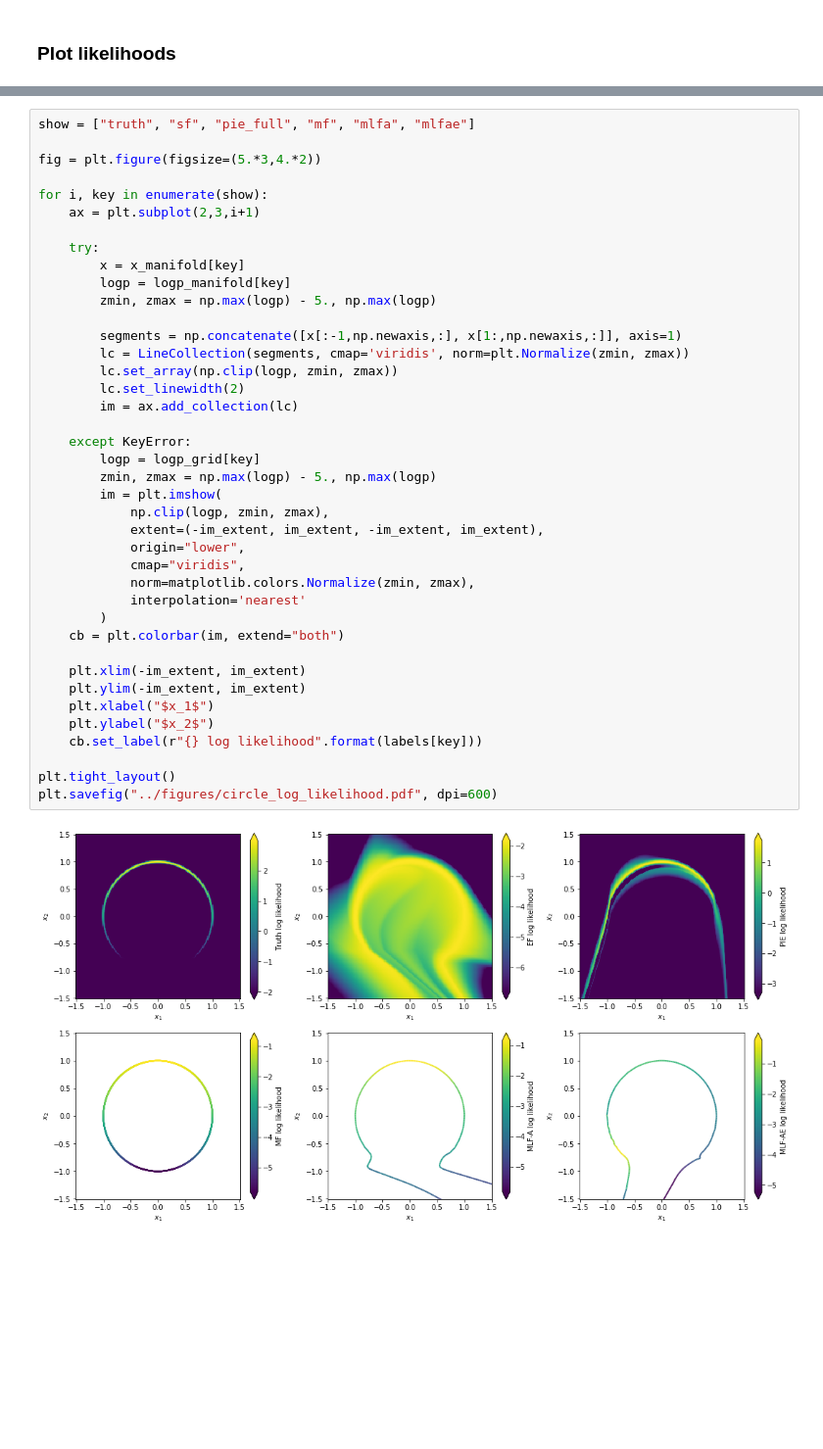
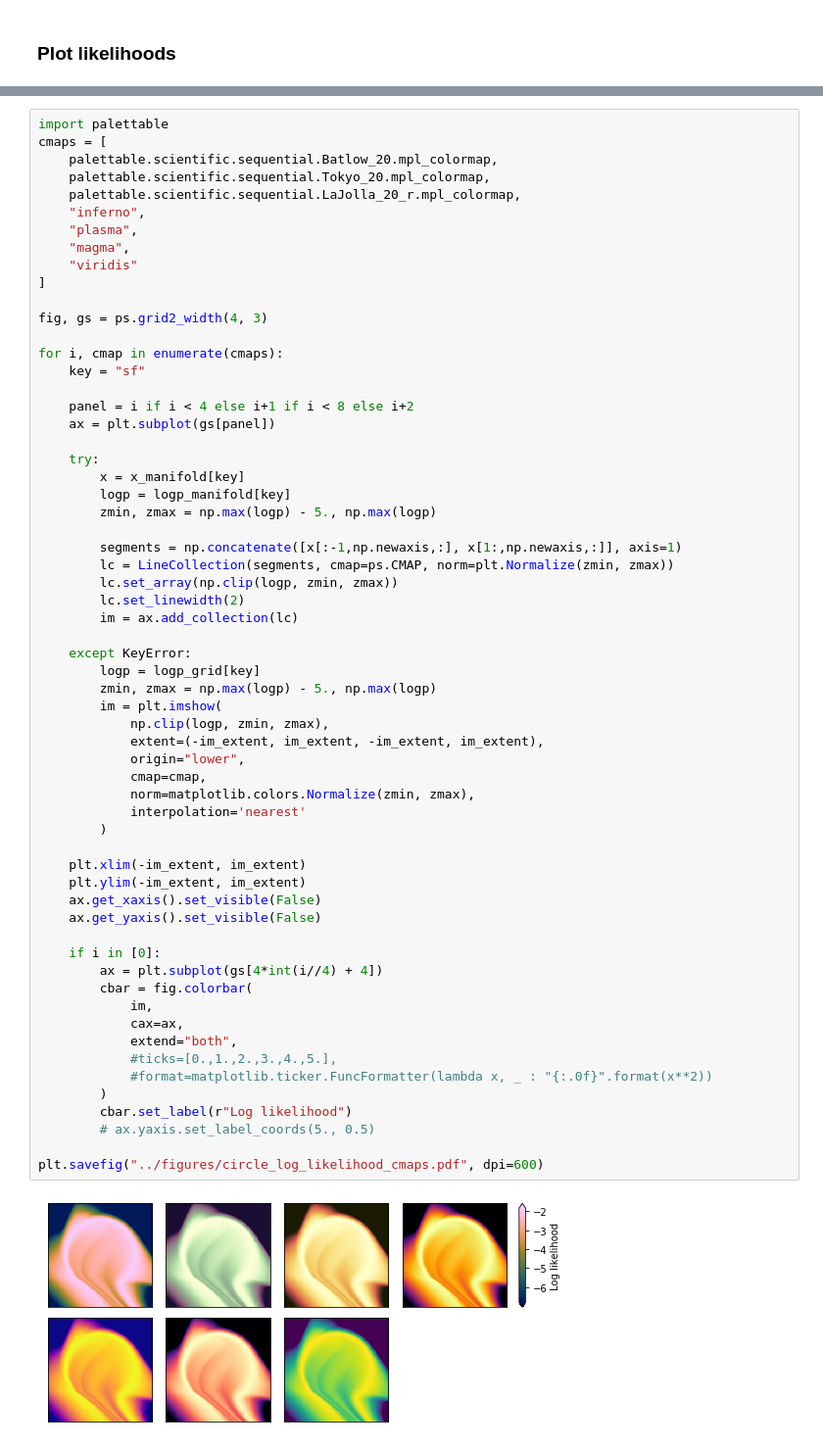
Before and after one commit to johannbrehmer/manifold-flow, a Jupyter notebook: experiments/notebooks/gaussian_on_a_circle.ipynb, the cells around one changed output, grey strips where cells are left out. Shown at 98% size. Saved outputs shown, nothing was run; the diff lists cells and outputs as text; blank space fills up the shorter version.

Commit message:
Lots of plot tuning

```diff
--- a/experiments/notebooks/gaussian_on_a_circle.ipynb
+++ b/experiments/notebooks/gaussian_on_a_circle.ipynb
@@ -434,42 +449,63 @@ plt.savefig("../figures/circle_generated_samples.pdf")
 # %%
-show = ["truth", "sf", "pie_full", "mf", "mlfa", "mlfae"]
+import palettable
+cmaps = [
+    palettable.scientific.sequential.Batlow_20.mpl_colormap,
+    palettable.scientific.sequential.Tokyo_20.mpl_colormap,
+    palettable.scientific.sequential.LaJolla_20_r.mpl_colormap,
+    "inferno",
+    "plasma",
+    "magma",
+    "viridis"
+]
 
-fig = plt.figure(figsize=(5.*3,4.*2))
+fig, gs = ps.grid2_width(4, 3)
 
-for i, key in enumerate(show):
-    ax = plt.subplot(2,3,i+1)
+for i, cmap in enumerate(cmaps):
+    key = "sf"
+
+    panel = i if i < 4 else i+1 if i < 8 else i+2
+    ax = plt.subplot(gs[panel])
 
     try:
         x = x_manifold[key]
         logp = logp_manifold[key]
         zmin, zmax = np.max(logp) - 5., np.max(logp)
 
         segments = np.concatenate([x[:-1,np.newaxis,:], x[1:,np.newaxis,:]], axis=1)
-        lc = LineCollection(segments, cmap='viridis', norm=plt.Normalize(zmin, zmax))
+        lc = LineCollection(segments, cmap=ps.CMAP, norm=plt.Normalize(zmin, zmax))
         lc.set_array(np.clip(logp, zmin, zmax))
         lc.set_linewidth(2)
         im = ax.add_collection(lc)
 
     except KeyError:
         logp = logp_grid[key]
         zmin, zmax = np.max(logp) - 5., np.max(logp)
         im = plt.imshow(
             np.clip(logp, zmin, zmax),
             extent=(-im_extent, im_extent, -im_extent, im_extent),
             origin="lower",
-            cmap="viridis",
+            cmap=cmap,
             norm=matplotlib.colors.Normalize(zmin, zmax),
             interpolation='nearest'
         )
-    cb = plt.colorbar(im, extend="both")
 
     plt.xlim(-im_extent, im_extent)
     plt.ylim(-im_extent, im_extent)
-    plt.xlabel("$x_1$")
-    plt.ylabel("$x_2$")
-    cb.set_label(r"{} log likelihood".format(labels[key]))
+    ax.get_xaxis().set_visible(False)
+    ax.get_yaxis().set_visible(False)
 
-plt.tight_layout()
-plt.savefig("../figures/circle_log_likelihood.pdf", dpi=600)
+    if i in [0]:
+        ax = plt.subplot(gs[4*int(i//4) + 4])
+        cbar = fig.colorbar(
+            im,
+            cax=ax,
+            extend="both",
+            #ticks=[0.,1.,2.,3.,4.,5.],
+            #format=matplotlib.ticker.FuncFormatter(lambda x, _ : "{:.0f}".format(x**2))
+        )
+        cbar.set_label(r"Log likelihood")
+        # ax.yaxis.set_label_coords(5., 0.5)
+
+plt.savefig("../figures/circle_log_likelihood_cmaps.pdf", dpi=600)
 # %% [output]
-[figure, old version]
+[figure, new version]
```
Also changed, not shown: parts of 6 cells of this notebook, 8 other files.
